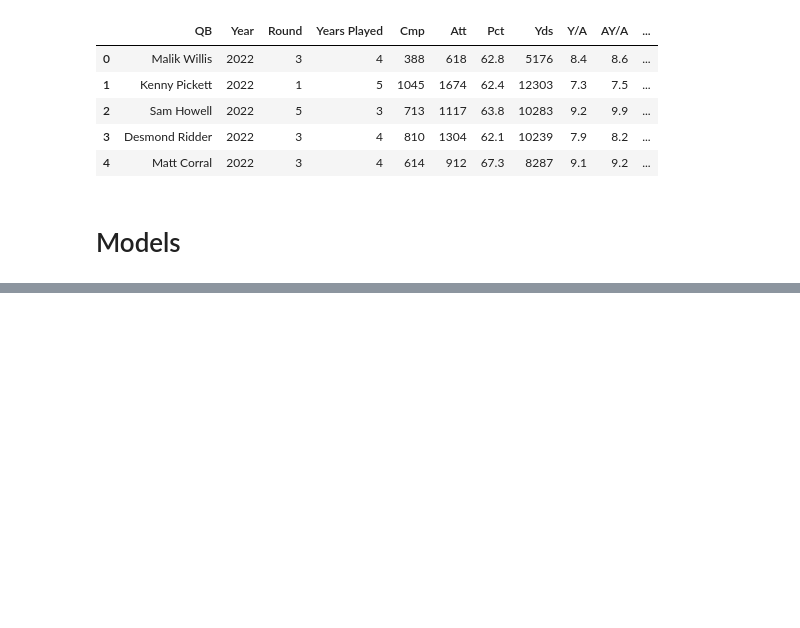
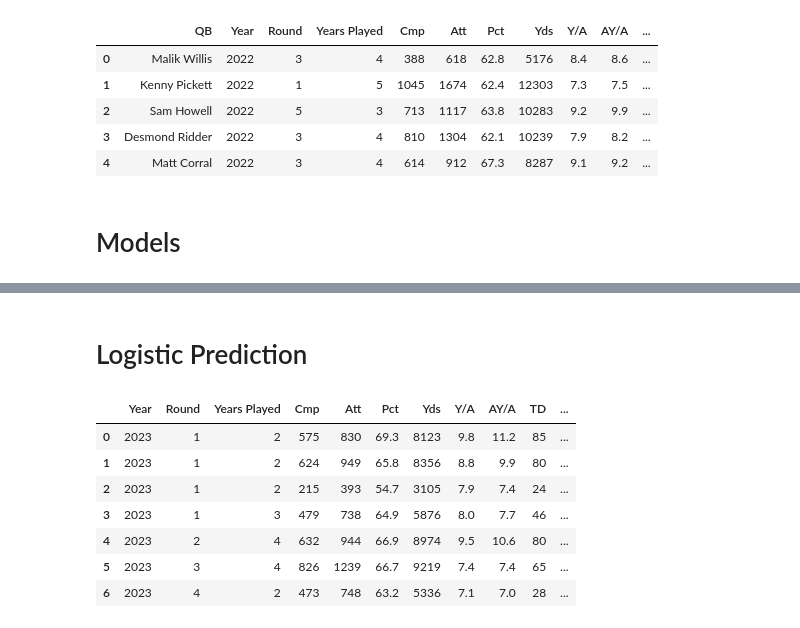
Before and after one commit to JakeBulat/CMSE-202-Group-Project-Sports-, a Jupyter notebook: cfb_to_rookie_season.ipynb, the cells around one changed output, grey strips where cells are left out. Saved outputs shown, nothing was run; the diff lists cells and outputs as text; code cells hidden in the pictures; blank space fills up the shorter version.

Commit message:
created logistic regression and svm models and predicted whether potential drafted players will succeed

```diff
--- a/cfb_to_rookie_season.ipynb
+++ b/cfb_to_rookie_season.ipynb
@@ -105,0 +187,16 @@ Rate            -0.2837      0.423     -0.670      0.503      -1.113       0.546
+# %% [markdown]
+# Logistic Prediction
+# %%
+qbs_23 = pd.read_csv('23 Draft QBs.csv')
+qbs_23_names = qbs_23["QB"]
+qbs_23_vectors = qbs_23.drop(columns=["QB"])
+qbs_23_vectors
+# %% [output]
+|  | Year | Round | Years Played | Cmp | Att | Pct | Yds | Y/A | AY/A | TD | ... |
+| 0 | 2023 | 1 | 2 | 575 | 830 | 69.3 | 8123 | 9.8 | 11.2 | 85 | ... |
+| 1 | 2023 | 1 | 2 | 624 | 949 | 65.8 | 8356 | 8.8 | 9.9 | 80 | ... |
+| 2 | 2023 | 1 | 2 | 215 | 393 | 54.7 | 3105 | 7.9 | 7.4 | 24 | ... |
+| 3 | 2023 | 1 | 3 | 479 | 738 | 64.9 | 5876 | 8.0 | 7.7 | 46 | ... |
+| 4 | 2023 | 2 | 4 | 632 | 944 | 66.9 | 8974 | 9.5 | 10.6 | 80 | ... |
+| 5 | 2023 | 3 | 4 | 826 | 1239 | 66.7 | 9219 | 7.4 | 7.4 | 65 | ... |
+| 6 | 2023 | 4 | 2 | 473 | 748 | 63.2 | 5336 | 7.1 | 7.0 | 28 | ... |
```
Also changed, not shown: parts of 10 cells of this notebook.
